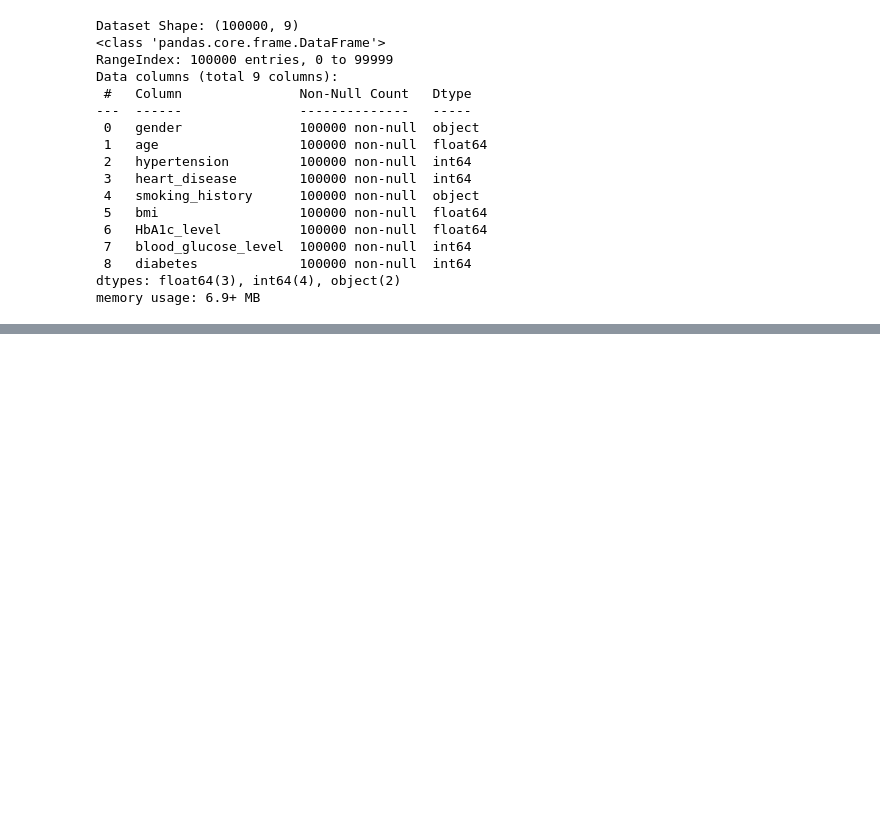
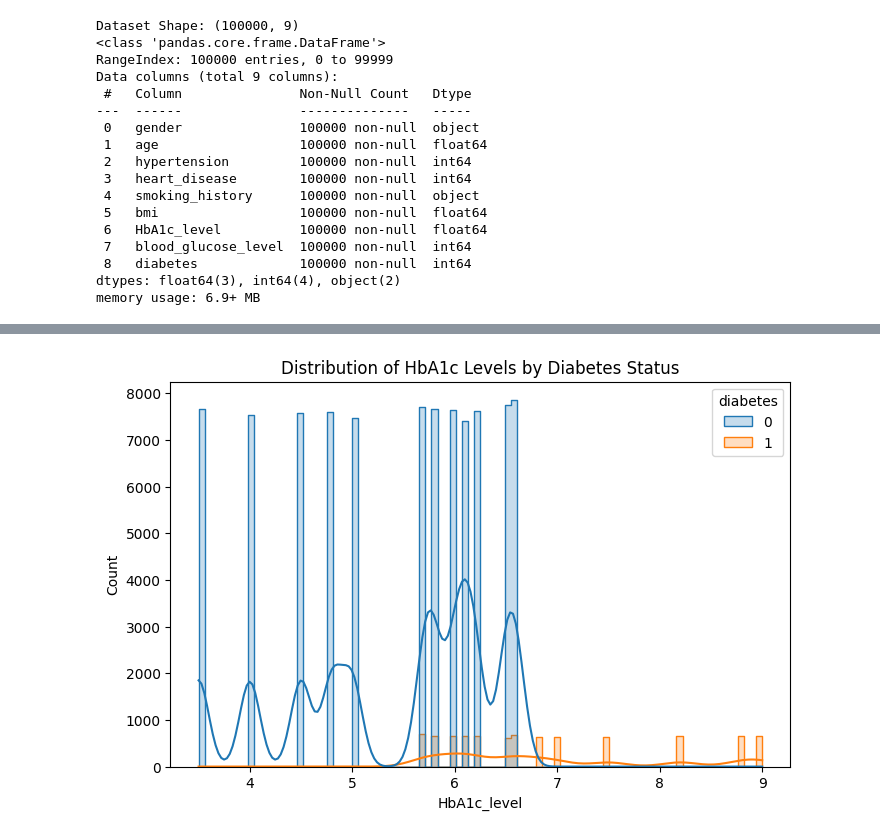
Before and after one commit to cgyireh1/Summative-assignment---MLOP, a Jupyter notebook: notebook/diabetes_prediction.ipynb, the cells around one changed output, grey strips where cells are left out. Saved outputs shown, nothing was run; the diff lists cells and outputs as text; code cells hidden in the pictures; blank space fills up the shorter version.

```diff
--- a/notebook/diabetes_prediction.ipynb
+++ b/notebook/diabetes_prediction.ipynb
@@ -72,0 +152,8 @@ memory usage: 6.9+ MB
+# %%
+# Histogram lot of HbA1c_level against Count
+plt.figure(figsize=(8, 5))
+sns.histplot(data=df, x='HbA1c_level', hue='diabetes', kde=True, element="step")
+plt.title("Distribution of HbA1c Levels by Diabetes Status")
+plt.show()
+# %% [output]
+[figure, added]
```
Also changed, not shown: parts of 24 cells of this notebook, 9 other files.
